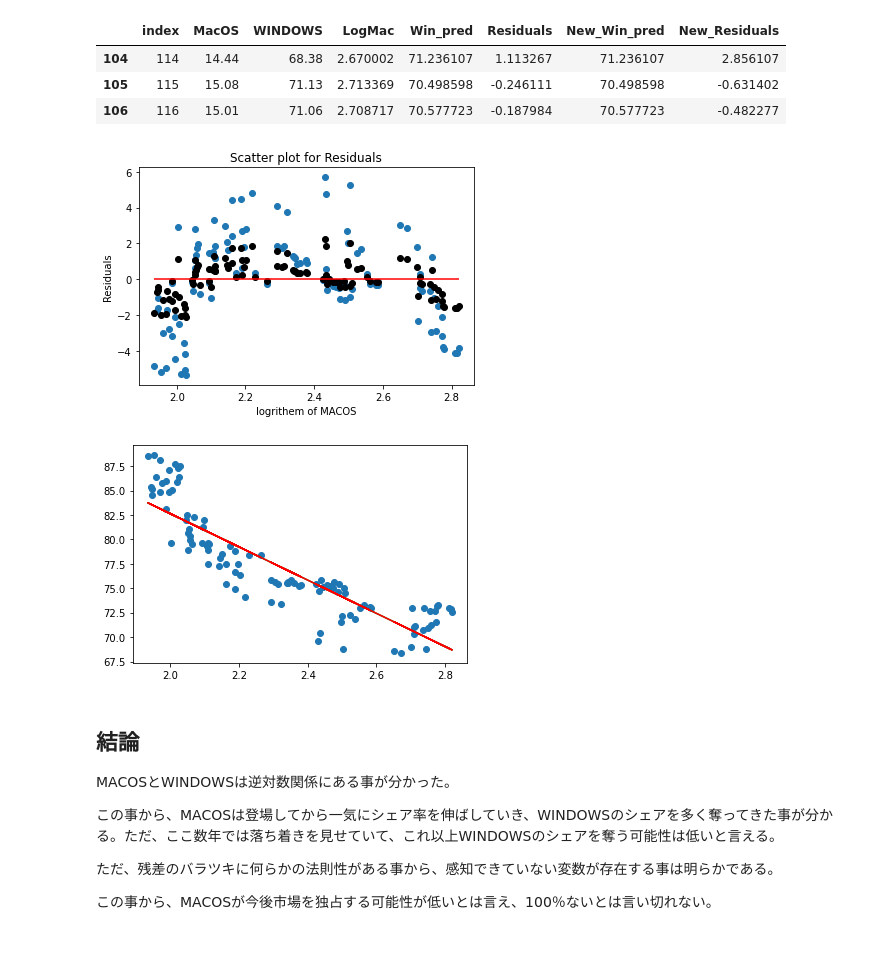
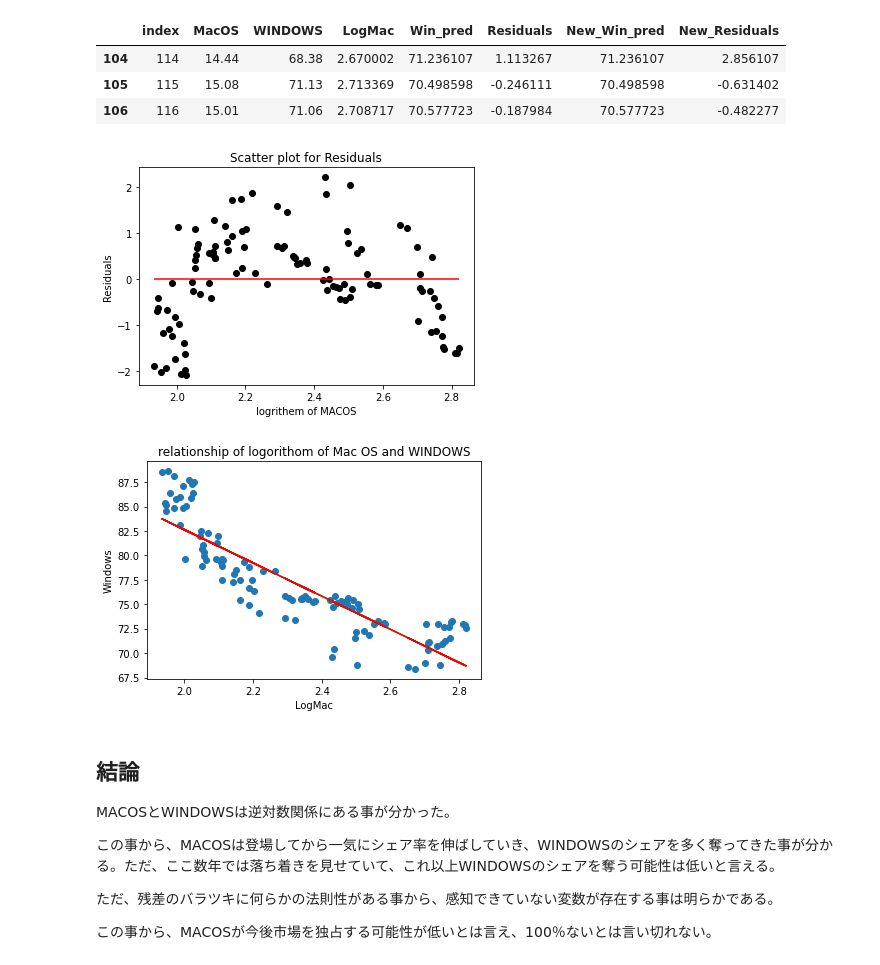
Before and after one commit to Saku052/GlobalOSMarketShare, a Jupyter notebook: GlobalOSMarketShare.ipynb, the cells around one changed output. Saved outputs shown, nothing was run; the diff lists cells and outputs as text; code cells hidden in the pictures.

```diff
--- a/GlobalOSMarketShare.ipynb
+++ b/GlobalOSMarketShare.ipynb
@@ -266,7 +266,7 @@ filtered_df.tail(3)
 | 106 | 116 | 15.01 | 71.06 | 2.708717 | 70.577723 | -0.187984 | 70.577723 | -0.482277 |
 # %%
 #残差VSlogMACの描写
-plt.scatter(filtered_df["LogMac"], filtered_df["New_Residuals"])
+
 plt.scatter(filtered_df["LogMac"], filtered_df["Residuals"], color = "black")
 plt.hlines(0, filtered_df["LogMac"].min(), filtered_df["LogMac"].max(), color = "red")
 plt.title("Scatter plot for Residuals")
@@ -274,15 +274,18 @@ plt.xlabel("logrithem of MACOS")
 plt.ylabel("Residuals")
 plt.show()
 # %% [output]
-[figure, old version]
+[figure, new version]
 # %%
 #回帰の確認
 plt.scatter(filtered_df["LogMac"], filtered_df["WINDOWS"])
 plt.plot(filtered_df["LogMac"], filtered_df["Win_pred"], color = "green")
 plt.plot(filtered_df["LogMac"], filtered_df["New_Win_pred"], color = "red")
+plt.xlabel("LogMac")
+plt.ylabel("Windows")
+plt.title("relationship of logorithom of Mac OS and WINDOWS")
 plt.show()
 # %% [output]
-[figure, old version]
+[figure, new version]
 # %% [markdown]
 
 結論
```
